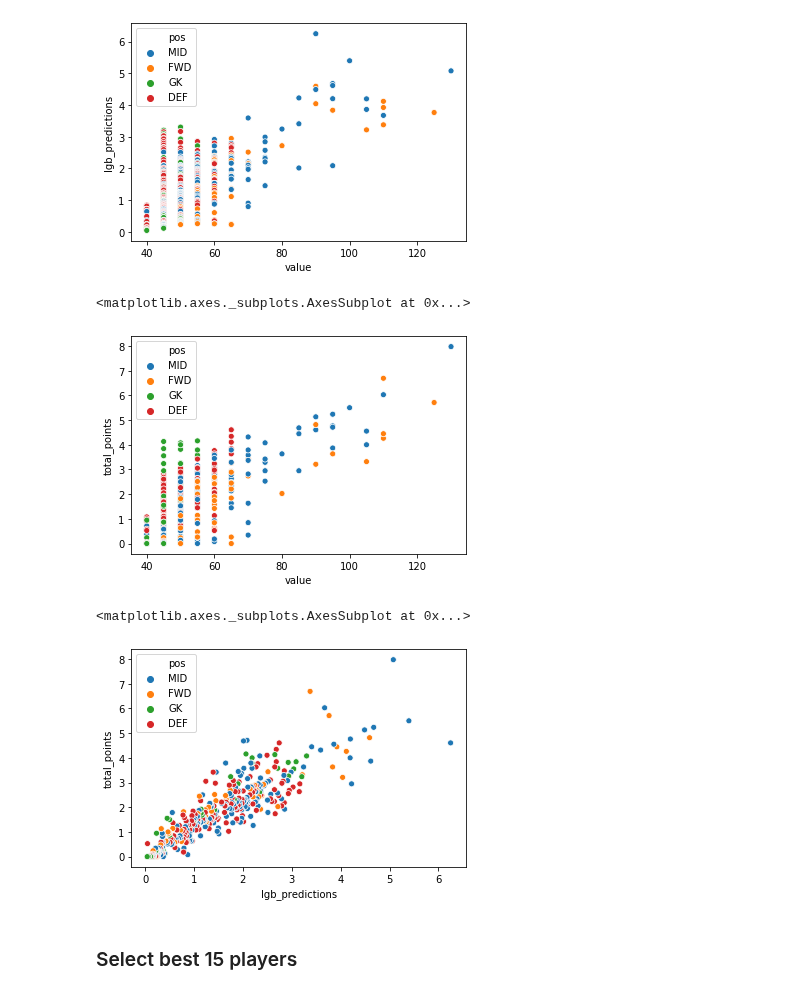
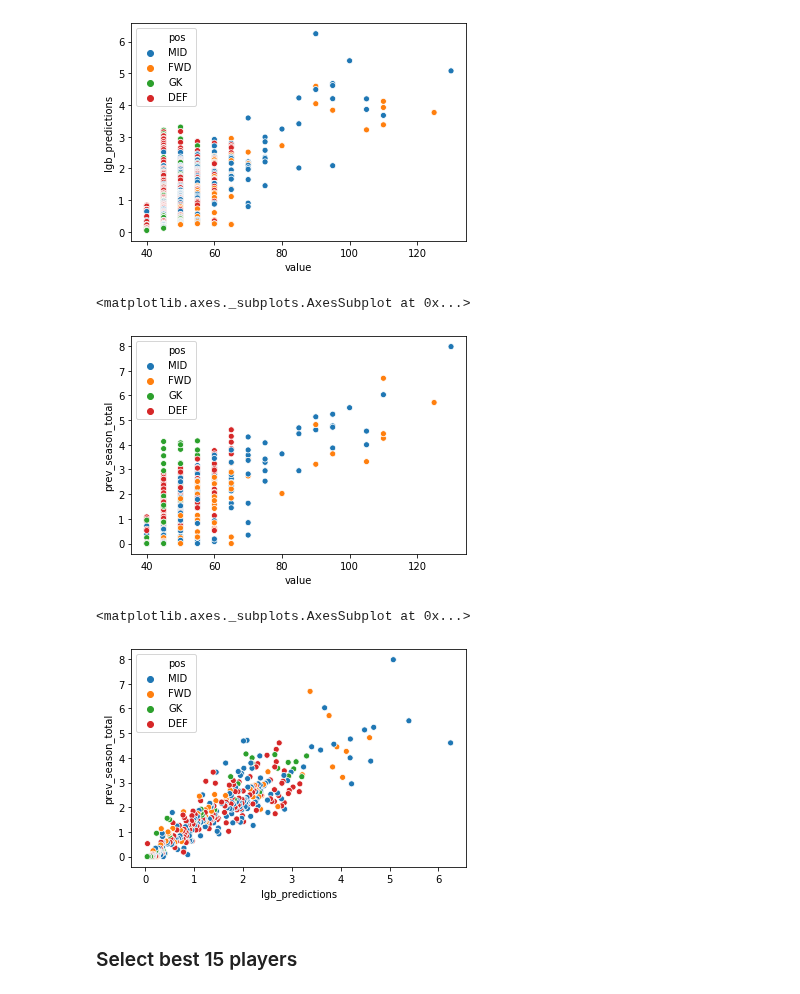
Before and after one commit to stevieg3/fpl-analysis, a Jupyter notebook: scripts/(2) Pick team.ipynb, the cells around one changed output. Drawn from its saved outputs; the diff is of its cells as text; code cells hidden in the pictures.

```diff
--- a/scripts/(2) Pick team.ipynb
+++ b/scripts/(2) Pick team.ipynb
@@ -19,15 +19,15 @@ sns.scatterplot(data=selection_df,x='value',y='lgb_predictions',hue='pos')
 <matplotlib.axes._subplots.AxesSubplot at 0x...>
 [figure]
 # %%
-sns.scatterplot(data=selection_df,x='value',y='total_points',hue='pos')
+sns.scatterplot(data=selection_df,x='value',y='prev_season_total',hue='pos')
 # %% [output]
 <matplotlib.axes._subplots.AxesSubplot at 0x...>
-[figure, old version]
+[figure, new version]
 # %%
-sns.scatterplot(data=selection_df,x='lgb_predictions',y='total_points',hue='pos')
+sns.scatterplot(data=selection_df,x='lgb_predictions',y='prev_season_total',hue='pos')
 # %% [output]
 <matplotlib.axes._subplots.AxesSubplot at 0x...>
-[figure, old version]
+[figure, new version]
 # %% [markdown]
 ### Select best 15 players
 # %% [markdown]
```
Also changed, not shown: parts of 6 cells of this notebook.
